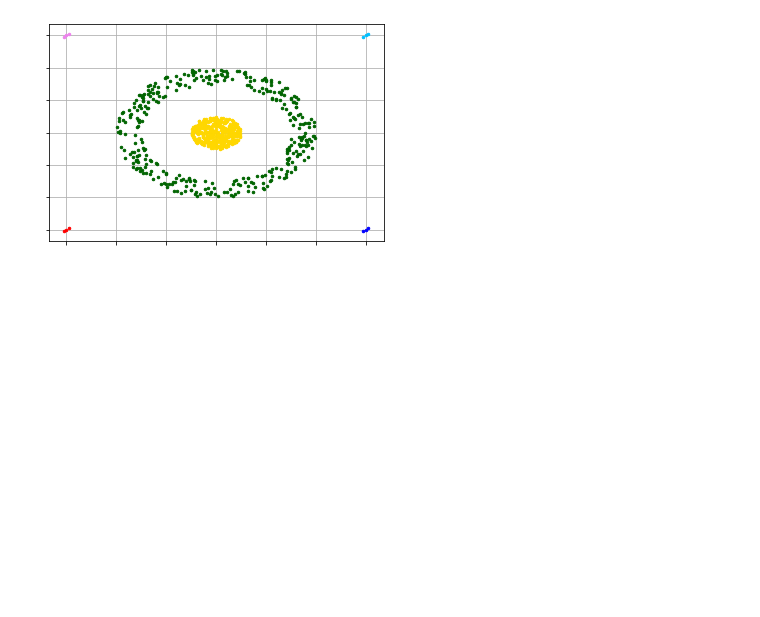
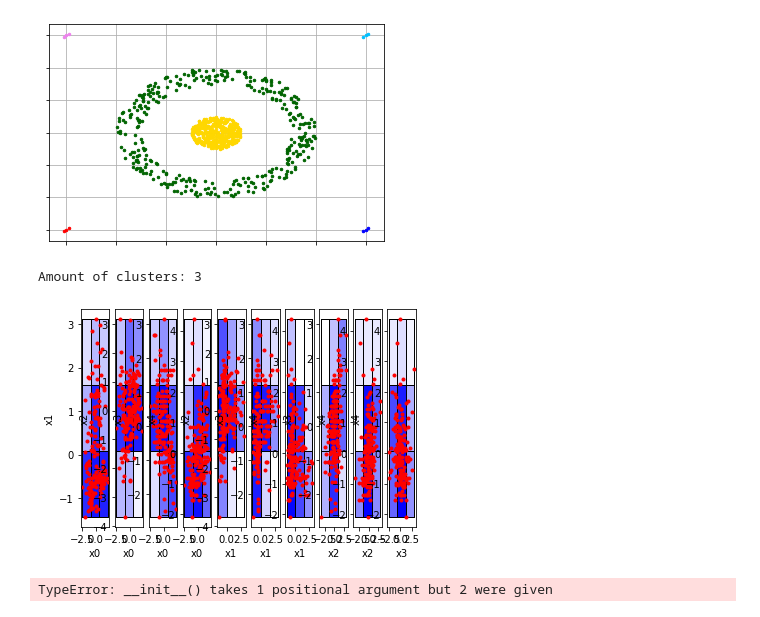
Before and after one commit to franciscorpuz/Grid-and-Density-based-clustering, a Jupyter notebook: CLIQUE.ipynb, the cells around one changed output. Cells and saved outputs as stored; diff of their text form; code cells hidden in the pictures; blank space fills up the shorter version.

```diff
--- a/CLIQUE.ipynb
+++ b/CLIQUE.ipynb
@@ -101,3 +133,39 @@ clique_visualizer.show_clusters(data, clusters, noise)  # show clustering result
 # %% [output]
 [figure]
 [figure]
+# %%
+import numpy as np
+from sklearn.datasets import load_wine
+from sklearn.preprocessing import StandardScaler
+from pyclustering.cluster.clique import clique, clique_visualizer
+from pyclustering.cluster import cluster_visualizer_multidim
+
+# read two-dimensional input data 'Target'
+X, labels_true = load_wine(return_X_y=True)
+
+
+X = StandardScaler().fit_transform(X[:,:5])
+data = X
+
+
+# create CLIQUE algorithm for processing
+intervals = 3  # defines amount of cells in grid in each dimension
+threshold = 0   # lets consider each point as non-outlier
+clique_instance = clique(data, intervals, threshold)
+# %%
+
+# start clustering process and obtain results
+clique_instance.process()
+clusters = clique_instance.get_clusters()  # allocated clusters
+noise = clique_instance.get_noise()     # points that are considered as outliers (in this example should be empty)
+cells = clique_instance.get_cells()     # CLIQUE blocks that forms grid
+print("Amount of clusters:", len(clusters))
+# %% [output]
+Amount of clusters: 3
+# %%
+
+# visualize clustering results
+clique_visualizer.show_grid(cells, data)    # show grid that has been formed by the algorithm
+# %% [output]
+[figure, added]
+TypeError: __init__() takes 1 positional argument but 2 were given
```
Also changed, not shown: parts of 6 cells of this notebook, 17 other files.
